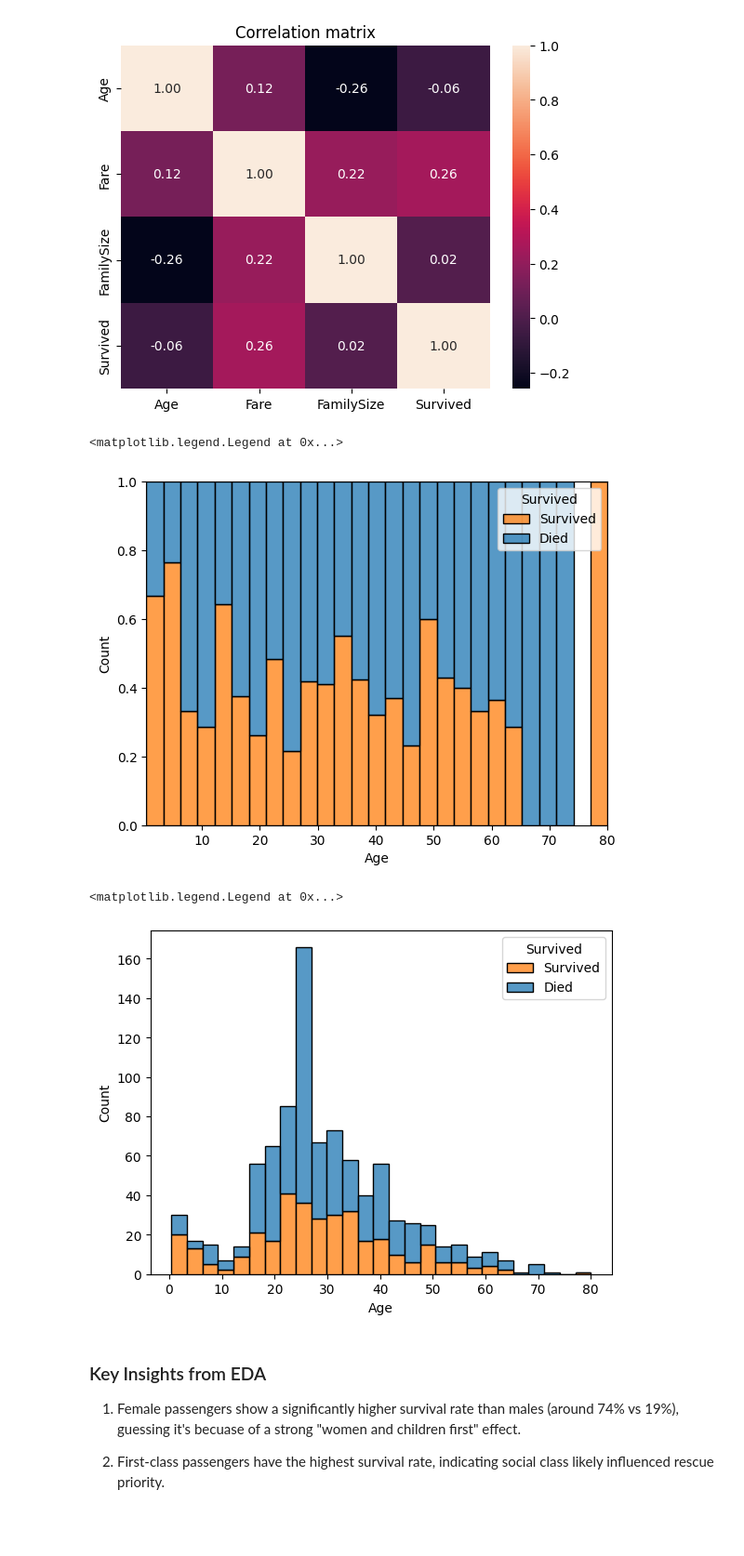
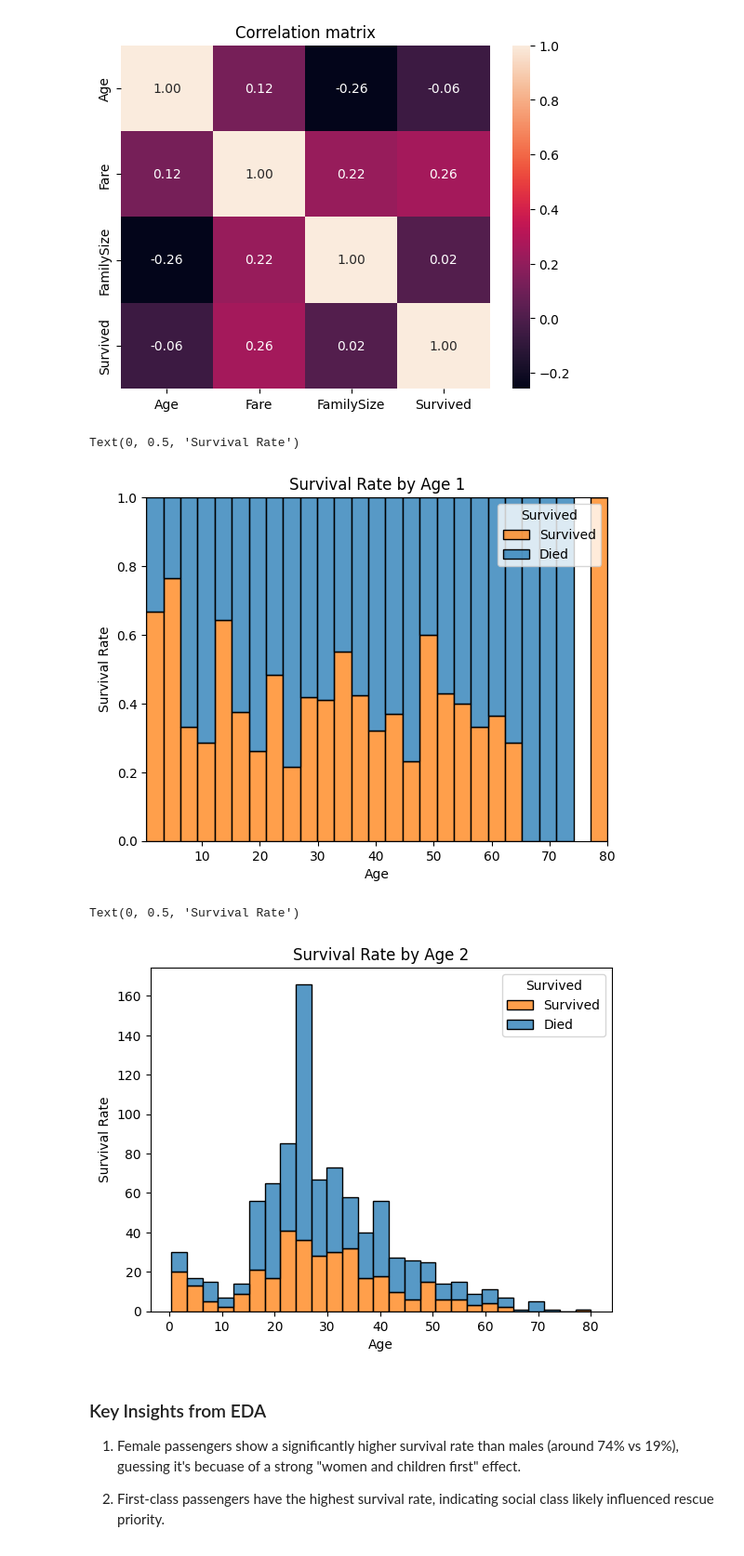
Before and after one commit to ByungkyuKang/ML_Portfolio, a Jupyter notebook: Machine_Learning_Projects/Titanic-Survival-Prediction/notebooks/titanic_preprocessing(data_from_kaggle).ipynb, the cells around one changed output. Shown: that part at 93% size. Cells and saved outputs as stored; diff of their text form; code cells hidden in the pictures; blank space fills up the shorter version.

```diff
--- a/Machine_Learning_Projects/Titanic-Survival-Prediction/notebooks/titanic_preprocessing(data_from_kaggle).ipynb
+++ b/Machine_Learning_Projects/Titanic-Survival-Prediction/notebooks/titanic_preprocessing(data_from_kaggle).ipynb
@@ -160,15 +136,19 @@ plt.show()
 # %%
 sns.histplot(data=df2, x="Age", hue="Survived", multiple="fill")
 plt.legend(title='Survived', labels=['Survived', 'Died'], loc='upper right')
+plt.title("Survival Rate by Age 1")
+plt.ylabel("Survival Rate")
 # %% [output]
-<matplotlib.legend.Legend at 0x...>
+Text(0, 0.5, 'Survival Rate')
-[figure, old version]
+[figure, new version]
 # %%
 sns.histplot(data=df2, x="Age", hue="Survived", multiple="stack")
 plt.legend(title='Survived', labels=['Survived', 'Died'], loc='upper right')
+plt.title("Survival Rate by Age 2")
+plt.ylabel("Survival Rate")
 # %% [output]
-<matplotlib.legend.Legend at 0x...>
+Text(0, 0.5, 'Survival Rate')
-[figure, old version]
+[figure, new version]
 # %% [markdown]
 ### Key Insights from EDA
 1. Female passengers show a significantly higher survival rate than males (around 74% vs 19%), guessing it's becuase of a strong "women and children first" effect.
```
Also changed, not shown: parts of 3 cells of this notebook, 3 other files.
